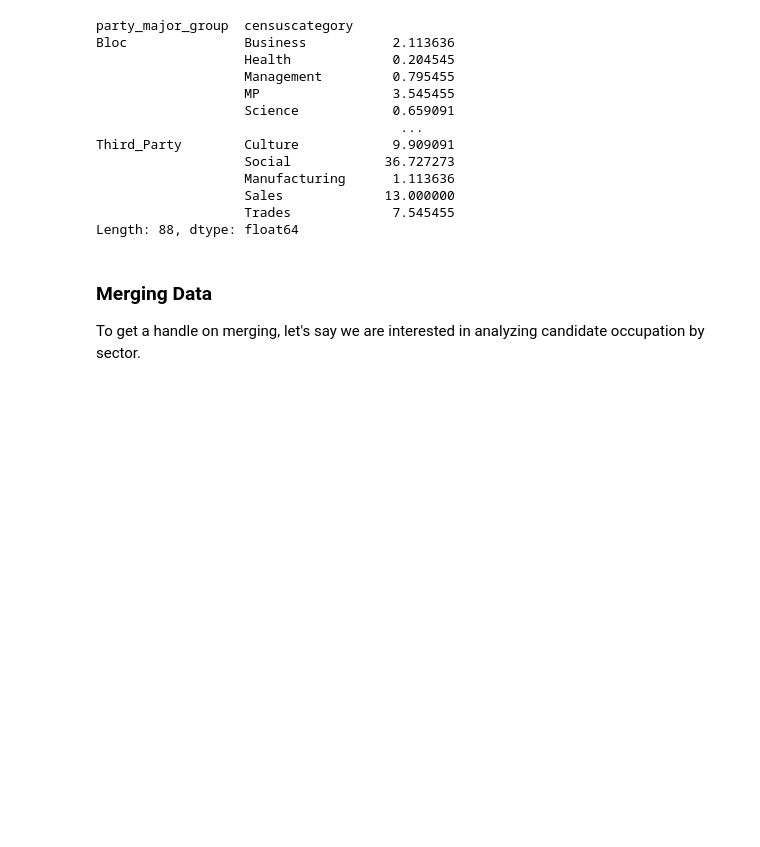
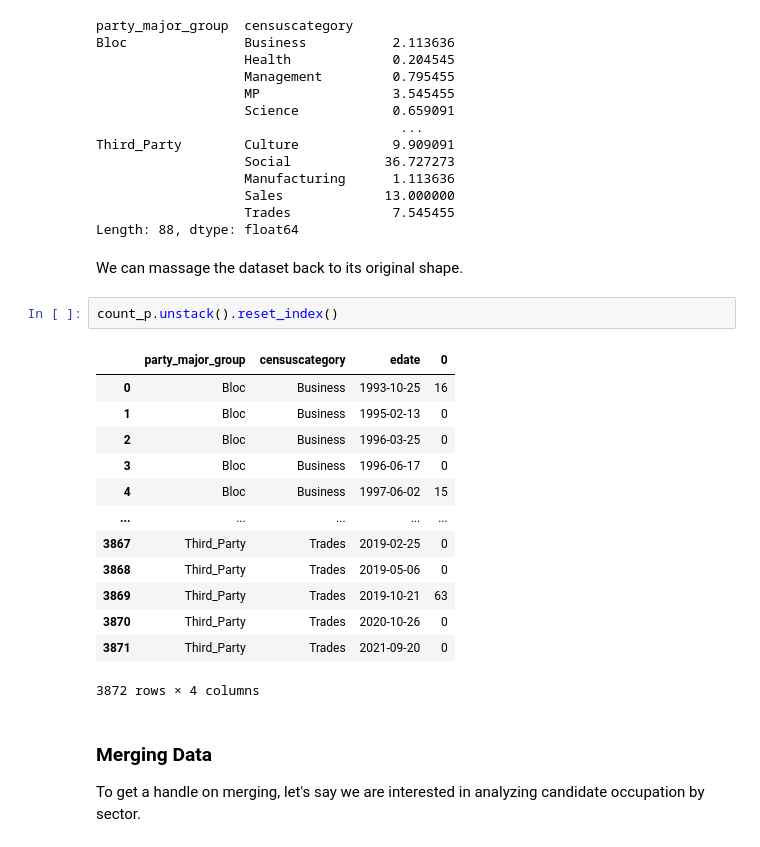
Before and after one commit to cmekik/CDSI_DSwP, a Jupyter notebook: DSwPython.ipynb, the cells around one changed output. Drawn from its saved outputs; the diff is of its cells as text; blank space fills up the shorter version.

```diff
--- a/DSwPython.ipynb
+++ b/DSwPython.ipynb
@@ -971,6 +963,24 @@ Third_Party        Culture            9.909091
                    Sales             13.000000
                    Trades             7.545455
 Length: 88, dtype: float64
+# %% [markdown]
+We can massage the dataset back to its original shape.
+# %%
+count_p.unstack().reset_index()
+# %% [output]
+|  | party_major_group | censuscategory | edate | 0 |
+| 0 | Bloc | Business | 1993-10-25 | 16 |
+| 1 | Bloc | Business | 1995-02-13 | 0 |
+| 2 | Bloc | Business | 1996-03-25 | 0 |
+| 3 | Bloc | Business | 1996-06-17 | 0 |
+| 4 | Bloc | Business | 1997-06-02 | 15 |
+| ... | ... | ... | ... | ... |
+| 3867 | Third_Party | Trades | 2019-02-25 | 0 |
+| 3868 | Third_Party | Trades | 2019-05-06 | 0 |
+| 3869 | Third_Party | Trades | 2019-10-21 | 63 |
+| 3870 | Third_Party | Trades | 2020-10-26 | 0 |
+| 3871 | Third_Party | Trades | 2021-09-20 | 0 |
+3872 rows × 4 columns
 # %% [markdown]
 ### Merging Data
 
```
Also changed, not shown: parts of 24 cells of this notebook.
